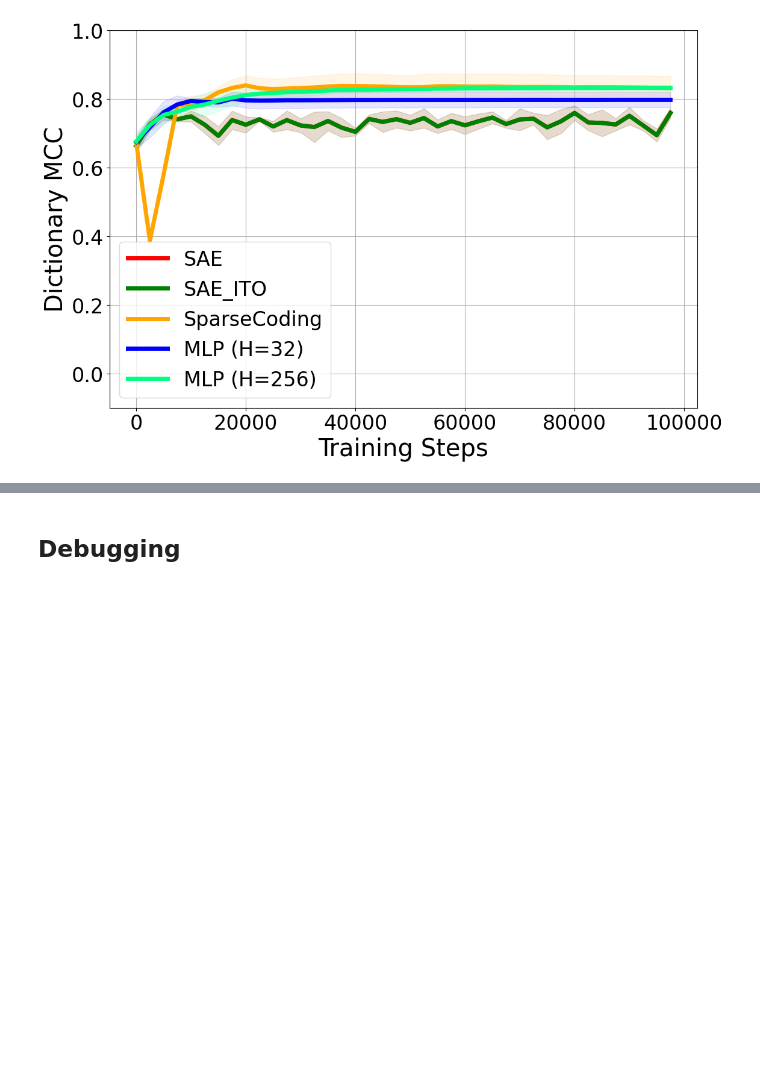
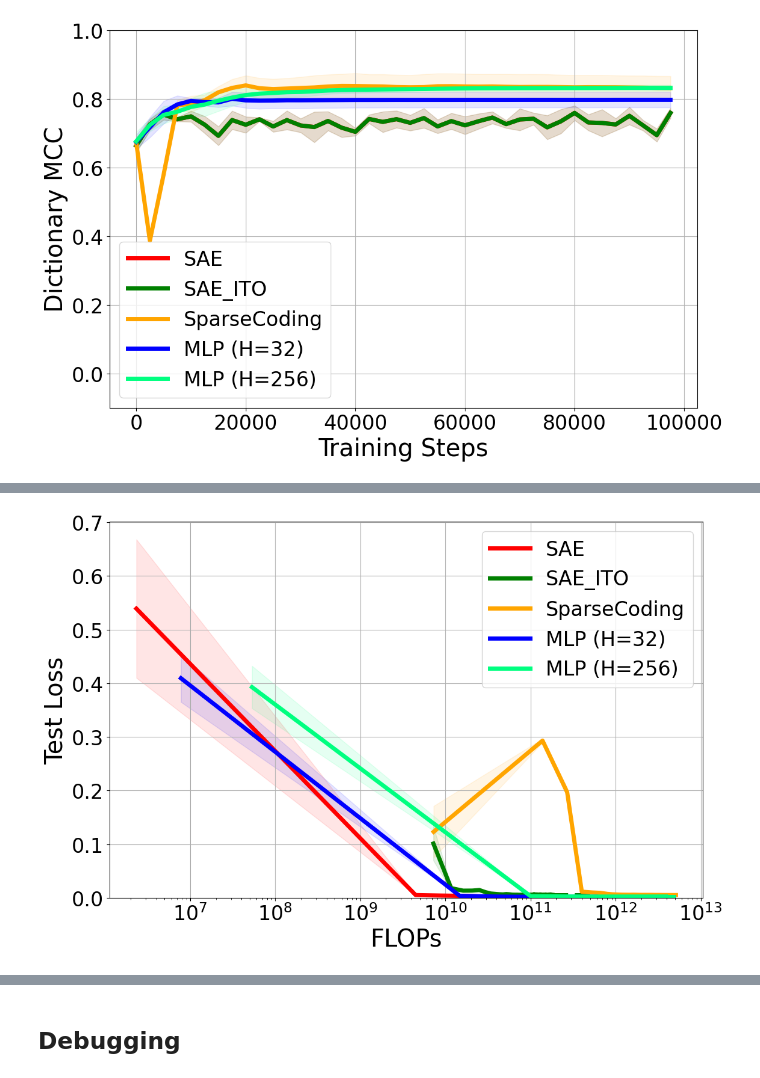
Before and after one commit to charlieoneill11/sparse-inference, a Jupyter notebook: experiments/paper.ipynb, the cells around one changed output, grey strips where cells are left out. Saved outputs shown, nothing was run; the diff lists cells and outputs as text; code cells hidden in the pictures; blank space fills up the shorter version.

```diff
--- a/experiments/paper.ipynb
+++ b/experiments/paper.ipynb
@@ -1990,0 +2065,85 @@ plt.show()
+# %%
+import json
+import matplotlib.pyplot as plt
+import numpy as np
+
+# Load the JSON data
+with open('results/unknown_Z_D_flops_reconstruction.json', 'r') as f:
+    data = json.load(f)
+
+# Plot results
+base_fontsize = 24  # Parameterized base font size
+linewidth = 5  # Parameterized line width
+alpha = 0.1  # Set alpha to 0.1
+
+plt.figure(figsize=(12, 8))
+plt.rcParams.update({'font.size': base_fontsize})
+
+# Find the maximum FLOPs value across all models
+max_flops = max(
+    data['SAE']['train_flops'][-1] + data['SAE']['test_flops'][-1],
+    data['SAE_ITO']['train_flops'][-1] + data['SAE_ITO']['test_flops'][-1],
+    data['SparseCoding']['train_flops'][-1] + data['SparseCoding']['test_flops'][-1],
+    max(data['MLPs'][h]['train_flops'][-1] + data['MLPs'][h]['test_flops'][-1] for h in data['MLPs'])
+)
+
+# Plot SAE
+sae_flops = np.array(data['SAE']['train_flops']) + np.array(data['SAE']['test_flops'])
+sae_loss = np.array(data['SAE']['loss_test'])
+sae_loss_std = np.array(data['SAE']['loss_test_std'])
+
+plt.plot(sae_flops, sae_loss, '-', color='red', label='SAE', linewidth=linewidth)
+plt.fill_between(sae_flops, sae_loss - sae_loss_std, sae_loss + sae_loss_std, alpha=alpha, color='red')
+# Extend SAE line
+plt.plot([sae_flops[-1], max_flops], [sae_loss[-1], sae_loss[-1]], '--', color='red', linewidth=linewidth)
+
+# Plot SAE_ITO
+sae_ito_flops = np.array(data['SAE_ITO']['train_flops']) + np.array(data['SAE_ITO']['test_flops'])
+sae_ito_loss = np.array(data['SAE_ITO']['loss_test'])
+sae_ito_loss_std = np.array(data['SAE_ITO']['loss_test_std'])
+
+plt.plot(sae_ito_flops, sae_ito_loss, '-', color='green', label='SAE_ITO', linewidth=linewidth)
+plt.fill_between(sae_ito_flops, sae_ito_loss - sae_ito_loss_std, sae_ito_loss + sae_ito_loss_std, alpha=alpha, color='green')
+# Extend SAE_ITO line
+plt.plot([sae_ito_flops[-1], max_flops], [sae_ito_loss[-1], sae_ito_loss[-1]], '--', color='green', linewidth=linewidth)
+
+# Plot SparseCoding
+sc_flops = np.array(data['SparseCoding']['train_flops']) + np.array(data['SparseCoding']['test_flops'])
+sc_loss = np.array(data['SparseCoding']['loss_test'])
+sc_loss_std = np.array(data['SparseCoding']['loss_test_std'])
+
+plt.plot(sc_flops, sc_loss, '-', color='orange', label='SparseCoding', linewidth=linewidth)
+plt.fill_between(sc_flops, sc_loss - sc_loss_std, sc_loss + sc_loss_std, alpha=alpha, color='orange')
+# Extend SparseCoding line
+plt.plot([sc_flops[-1], max_flops], [sc_loss[-1], sc_loss[-1]], '--', color='orange', linewidth=linewidth)
+
+# Plot MLPs
+hidden_layers = list(data['MLPs'].keys())
+colors = plt.cm.winter(np.linspace(0, 1, len(hidden_layers)))
+
+for h, color in zip(hidden_layers, colors):
+    mlp_data = data['MLPs'][h]
+    mlp_flops = np.array(mlp_data['train_flops']) + np.array(mlp_data['test_flops'])
+    mlp_loss = np.array(mlp_data['loss_test'])
+    mlp_loss_std = np.array(mlp_data['loss_test_std'])
+
+    plt.plot(mlp_flops, mlp_loss, '-', color=color, label=f'MLP (H={h})', linewidth=linewidth)
+    plt.fill_between(mlp_flops, mlp_loss - mlp_loss_std, mlp_loss + mlp_loss_std, alpha=alpha, color=color)
+    # Extend MLP line
+    plt.plot([mlp_flops[-1], max_flops], [mlp_loss[-1], mlp_loss[-1]], '--', color=color, linewidth=linewidth)
+
+plt.xscale('log')
+plt.xlabel('FLOPs', fontsize=base_fontsize * 1.2)
+plt.ylabel('Test Loss', fontsize=base_fontsize * 1.2)
+plt.legend(fontsize=base_fontsize)
+plt.grid(True)
+plt.ylim(bottom=0)  # Adjust this if needed based on your loss values
+
+# Increase tick label font size
+plt.tick_params(axis='both', which='major', labelsize=base_fontsize)
+
+plt.tight_layout()
+#plt.savefig('results/figures/unknown_Z_D_flops_loss.pdf', dpi=300, bbox_inches='tight')
+plt.show()
+# %% [output]
+[figure, added]
```
Also changed, not shown: parts of 7 cells of this notebook, 13 other files.
